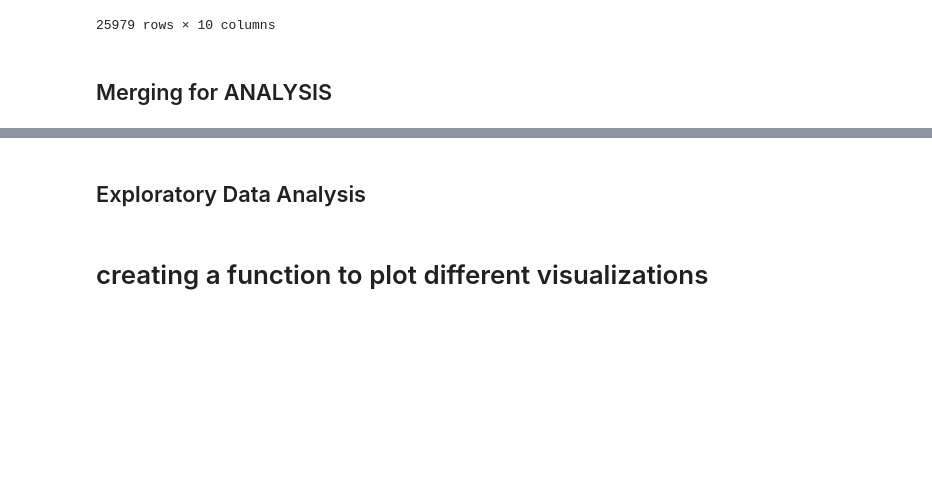
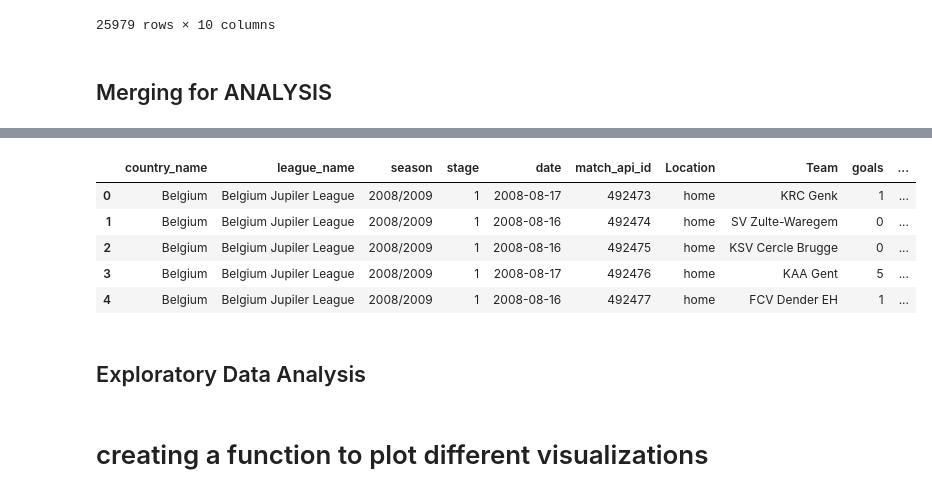
Before and after one commit to Daviedavie100/Investigating_dataset_project, a Jupyter notebook: Investigate_a_Dataset.ipynb, the cells around one changed output, grey strips where cells are left out. Cells and saved outputs as stored; diff of their text form; code cells hidden in the pictures; blank space fills up the shorter version.

```diff
--- a/Investigate_a_Dataset.ipynb
+++ b/Investigate_a_Dataset.ipynb
@@ -1161,6 +1241,14 @@ melted_match
 # %%
 melted_match.sort_values(by=['match_api_id', 'season'])
+melted_match.drop_duplicates()
 melted_match.head()
+# %% [output]
+|  | country_name | league_name | season | stage | date | match_api_id | Location | Team | goals | ... |
+| 0 | Belgium | Belgium Jupiler League | 2008/2009 | 1 | 2008-08-17 | 492473 | home | KRC Genk | 1 | ... |
+| 1 | Belgium | Belgium Jupiler League | 2008/2009 | 1 | 2008-08-16 | 492474 | home | SV Zulte-Waregem | 0 | ... |
+| 2 | Belgium | Belgium Jupiler League | 2008/2009 | 1 | 2008-08-16 | 492475 | home | KSV Cercle Brugge | 0 | ... |
+| 3 | Belgium | Belgium Jupiler League | 2008/2009 | 1 | 2008-08-17 | 492476 | home | KAA Gent | 5 | ... |
+| 4 | Belgium | Belgium Jupiler League | 2008/2009 | 1 | 2008-08-16 | 492477 | home | FCV Dender EH | 1 | ... |
 # %% [markdown]
 <a id='eda'></a>
 ## Exploratory Data Analysis
```
Also changed, not shown: parts of 21 cells of this notebook.
